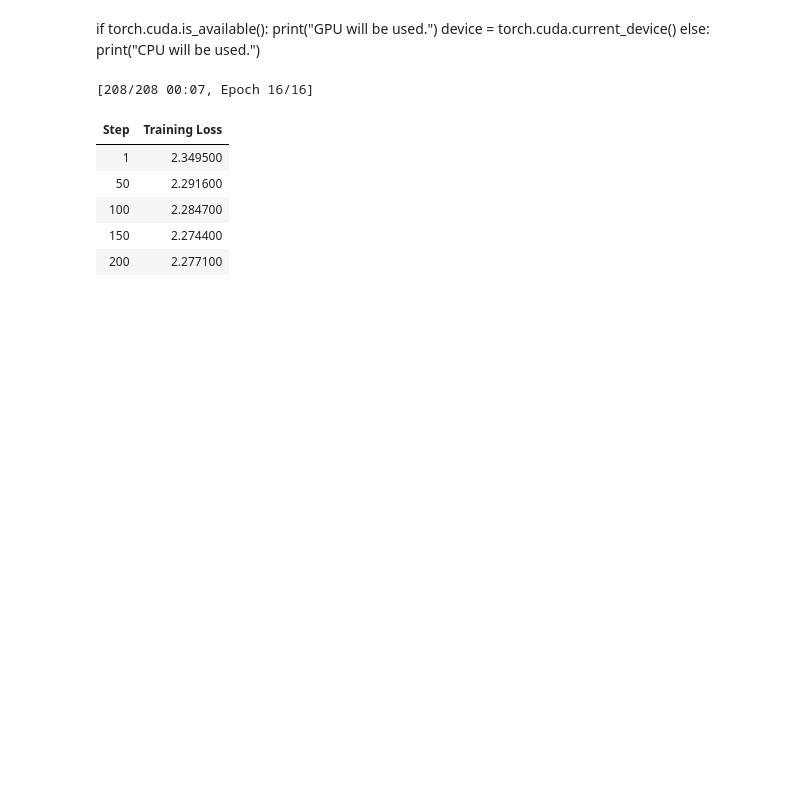
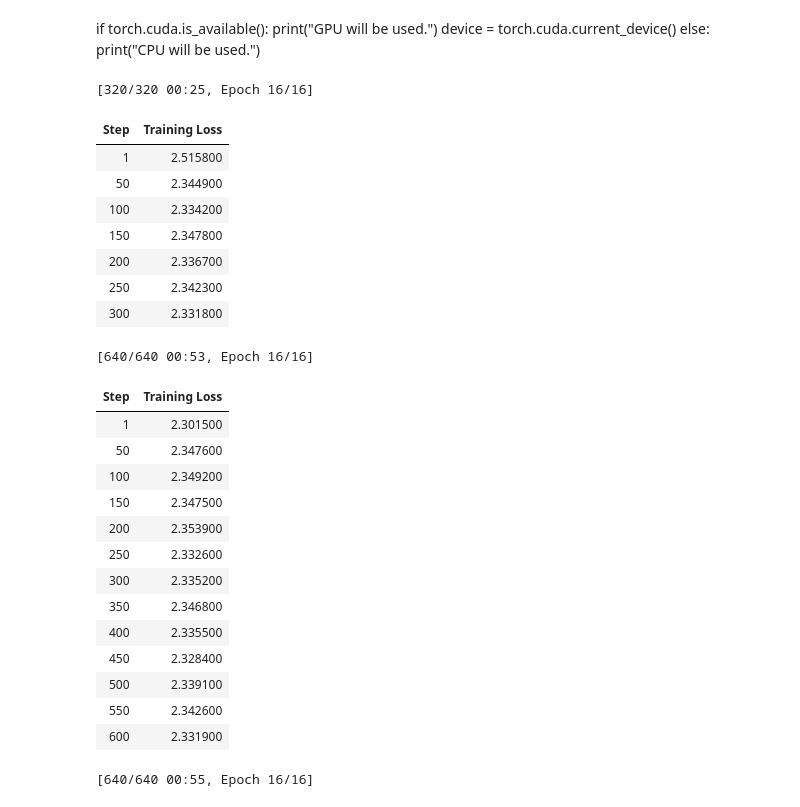
Before and after one commit to DavidSevic/expert-prediction-nlp, a Jupyter notebook: project.ipynb, the cells around one changed output. Saved outputs shown, nothing was run; the diff lists cells and outputs as text; code cells hidden in the pictures; blank space fills up the shorter version.

```diff
--- a/project.ipynb
+++ b/project.ipynb
@@ -582,10 +562,14 @@ train_dataset[0]
 # %%
 from transformers import DistilBertModel
 
-PRE_TRAINED_MODEL_NAME = 'distilbert-base-uncased'
+PRE_TRAINED_MODEL_NAME_ENG = 'distilbert-base-uncased'
+PRE_TRAINED_MODEL_NAME_ALL = 'distilbert-base-multilingual-cased'
 
-distil_bert = DistilBertModel.from_pretrained(PRE_TRAINED_MODEL_NAME)
-distil_bert
+
+distil_bert_eng = DistilBertModel.from_pretrained(PRE_TRAINED_MODEL_NAME_ENG)
+distil_bert_all = DistilBertModel.from_pretrained(PRE_TRAINED_MODEL_NAME_ALL)
+print(distil_bert_eng)
+print(distil_bert_all)
 # %% [output]
 DistilBertModel(
   (embeddings): Embeddings(
@@ -607,7 +591,7 @@ DistilBertModel(
 # %% [markdown]
 ##### Inspect the output shape of the model
 # %%
-first_sample = train_dataset[0]
-hidden_state = distil_bert(first_sample['input_ids'].unsqueeze(0), attention_mask=first_sample['attention_mask'].unsqueeze(0))
+first_sample = train_dataset_all[0]
+hidden_state = distil_bert_eng(first_sample['input_ids'].unsqueeze(0), attention_mask=first_sample['attention_mask'].unsqueeze(0))
 hidden_state[0].shape
 # %% [output]
@@ -803,16 +789,30 @@ training_args = TrainingArguments(
     logging_steps=50,
     num_train_epochs=16,
     per_device_train_batch_size=8,
-    learning_rate=5e-5,
+    learning_rate=5e-6,
     weight_decay=0.01
 )
 
-trainer = Trainer(
-    model=model,
+trainer_eng_only = Trainer(
+    model=model_eng_only,
     args=training_args,
-    train_dataset=train_dataset,
+    train_dataset=train_dataset_eng,
     compute_metrics=compute_metrics
 )
+
+trainer_eng_all = Trainer(
+    model=model_eng_all,
+    args=training_args,
+    train_dataset=train_dataset_all,
+    compute_metrics=compute_metrics
+)
+
+trainer_all = Trainer(
+    model=model_all,
+    args=training_args,
+    train_dataset=train_dataset_all,
+    compute_metrics=compute_metrics
+)
 # %% [markdown]
 if torch.cuda.is_available():
   print("GPU will be used.")
@@ -820,12 +820,32 @@ if torch.cuda.is_available():
 else:
   print("CPU will be used.")
 # %%
-train_results = trainer.train()
+train_results_eng_only = trainer_eng_only.train()
+train_results_eng_all = trainer_eng_all.train()
+train_results_all = trainer_all.train()
 # %% [output]
-[208/208 00:07, Epoch 16/16]
+[320/320 00:25, Epoch 16/16]
 | Step | Training Loss |
-| 1 | 2.349500 |
-| 50 | 2.291600 |
-| 100 | 2.284700 |
-| 150 | 2.274400 |
-| 200 | 2.277100 |
+| 1 | 2.515800 |
+| 50 | 2.344900 |
+| 100 | 2.334200 |
+| 150 | 2.347800 |
+| 200 | 2.336700 |
+| 250 | 2.342300 |
+| 300 | 2.331800 |
+[640/640 00:53, Epoch 16/16]
+| Step | Training Loss |
+| 1 | 2.301500 |
+| 50 | 2.347600 |
+| 100 | 2.349200 |
+| 150 | 2.347500 |
+| 200 | 2.353900 |
+| 250 | 2.332600 |
+| 300 | 2.335200 |
+| 350 | 2.346800 |
+| 400 | 2.335500 |
+| 450 | 2.328400 |
+| 500 | 2.339100 |
+| 550 | 2.342600 |
+| 600 | 2.331900 |
+[640/640 00:55, Epoch 16/16]
```
Also changed, not shown: parts of 25 cells of this notebook, 1 other file.
